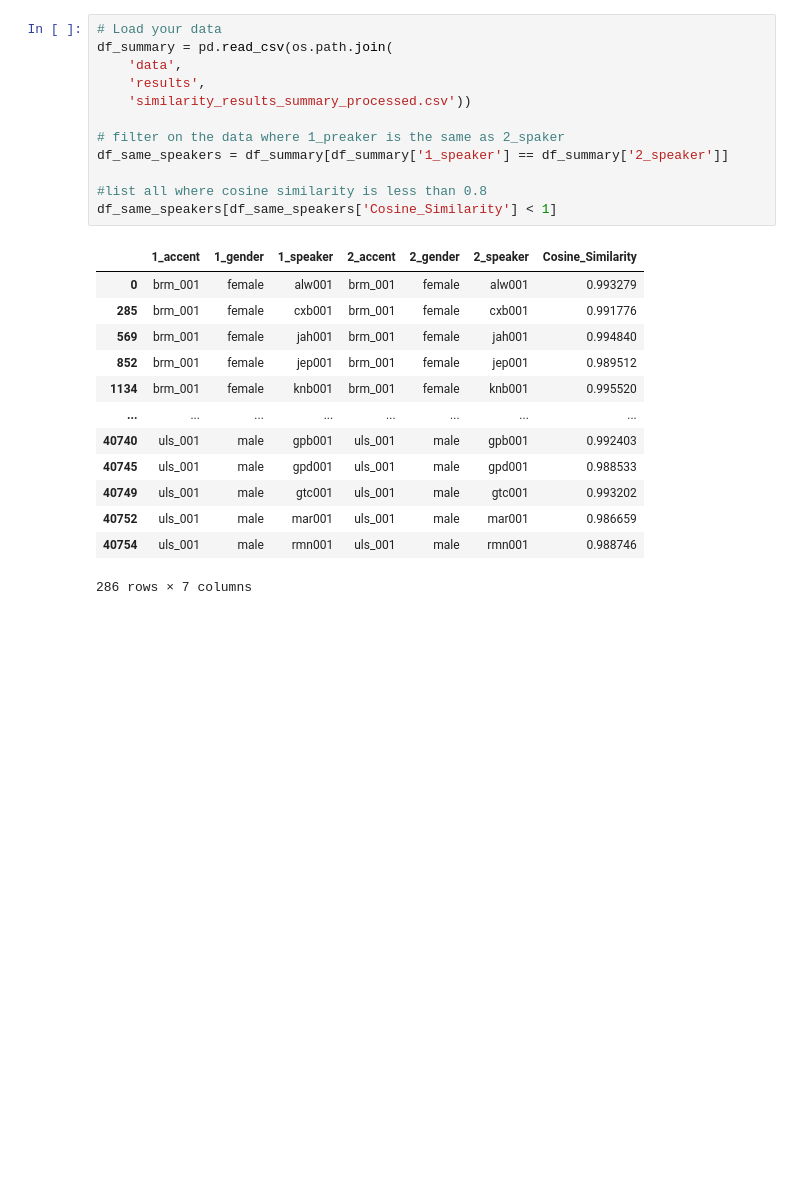
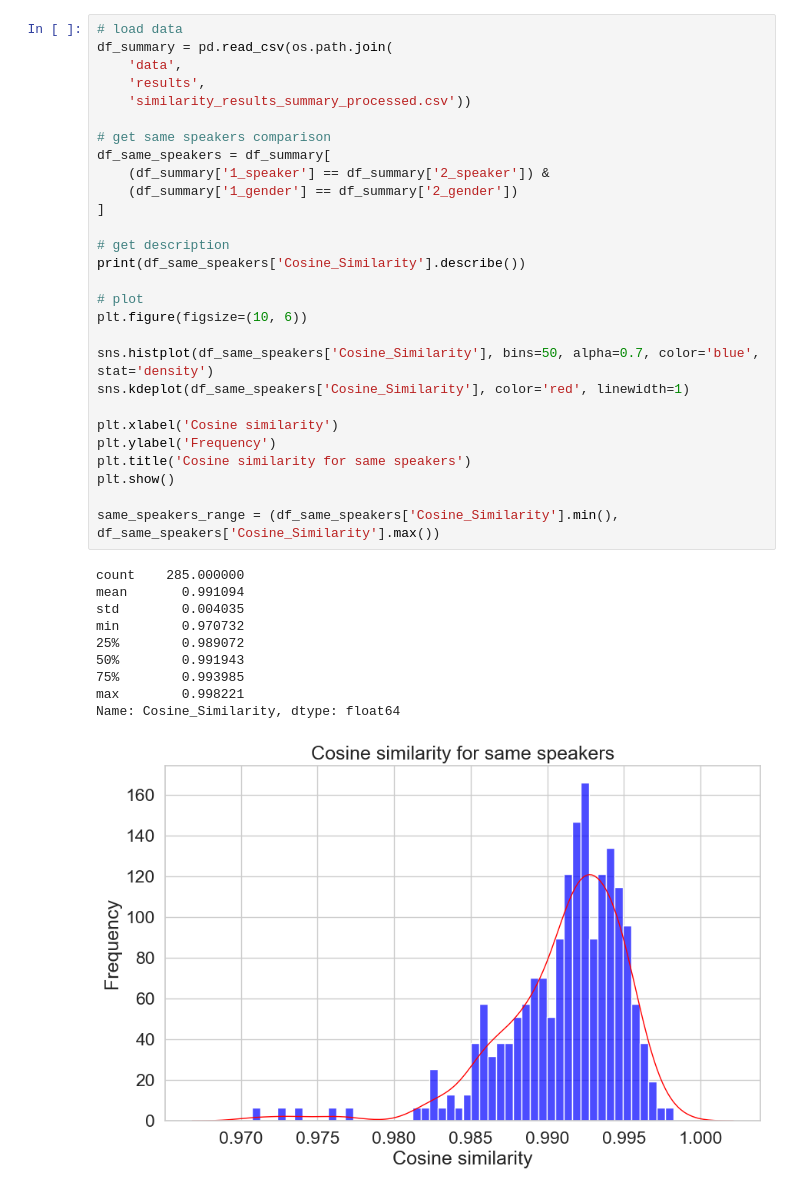
Before and after one commit to carmelgafa/ari5121-project, a Jupyter notebook: VoiceSimilarityAnalysis-code/analysis.ipynb, the cells around one changed output. Saved outputs shown, nothing was run; the diff lists cells and outputs as text; blank space fills up the shorter version.

```diff
--- a/VoiceSimilarityAnalysis-code/analysis.ipynb
+++ b/VoiceSimilarityAnalysis-code/analysis.ipynb
@@ -13,27 +13,40 @@ import sys
 # %%
-# Load your data
+# load data
 df_summary = pd.read_csv(os.path.join(
     'data',
     'results',
     'similarity_results_summary_processed.csv'))
 
-# filter on the data where 1_preaker is the same as 2_spaker
-df_same_speakers = df_summary[df_summary['1_speaker'] == df_summary['2_speaker']]
+# get same speakers comparison
+df_same_speakers = df_summary[
+    (df_summary['1_speaker'] == df_summary['2_speaker']) &
+    (df_summary['1_gender'] == df_summary['2_gender'])
+]
 
-#list all where cosine similarity is less than 0.8
-df_same_speakers[df_same_speakers['Cosine_Similarity'] < 1]
+# get description
+print(df_same_speakers['Cosine_Similarity'].describe())
+
+# plot
+plt.figure(figsize=(10, 6))
+
+sns.histplot(df_same_speakers['Cosine_Similarity'], bins=50, alpha=0.7, color='blue', stat='density')
+sns.kdeplot(df_same_speakers['Cosine_Similarity'], color='red', linewidth=1)
+
+plt.xlabel('Cosine similarity')
+plt.ylabel('Frequency')
+plt.title('Cosine similarity for same speakers')
+plt.show()
+
+same_speakers_range = (df_same_speakers['Cosine_Similarity'].min(), df_same_speakers['Cosine_Similarity'].max())
 # %% [output]
-|  | 1_accent | 1_gender | 1_speaker | 2_accent | 2_gender | 2_speaker | Cosine_Similarity |
-| 0 | brm_001 | female | alw001 | brm_001 | female | alw001 | 0.993279 |
-| 285 | brm_001 | female | cxb001 | brm_001 | female | cxb001 | 0.991776 |
-| 569 | brm_001 | female | jah001 | brm_001 | female | jah001 | 0.994840 |
-| 852 | brm_001 | female | jep001 | brm_001 | female | jep001 | 0.989512 |
-| 1134 | brm_001 | female | knb001 | brm_001 | female | knb001 | 0.995520 |
-| ... | ... | ... | ... | ... | ... | ... | ... |
-| 40740 | uls_001 | male | gpb001 | uls_001 | male | gpb001 | 0.992403 |
-| 40745 | uls_001 | male | gpd001 | uls_001 | male | gpd001 | 0.988533 |
-| 40749 | uls_001 | male | gtc001 | uls_001 | male | gtc001 | 0.993202 |
-| 40752 | uls_001 | male | mar001 | uls_001 | male | mar001 | 0.986659 |
-| 40754 | uls_001 | male | rmn001 | uls_001 | male | rmn001 | 0.988746 |
-286 rows × 7 columns
+count    285.000000
+mean       0.991094
+std        0.004035
+min        0.970732
+25%        0.989072
+50%        0.991943
+75%        0.993985
+max        0.998221
+Name: Cosine_Similarity, dtype: float64
+[figure, added]
 # %%
```
Also changed, not shown: parts of 7 cells of this notebook.
